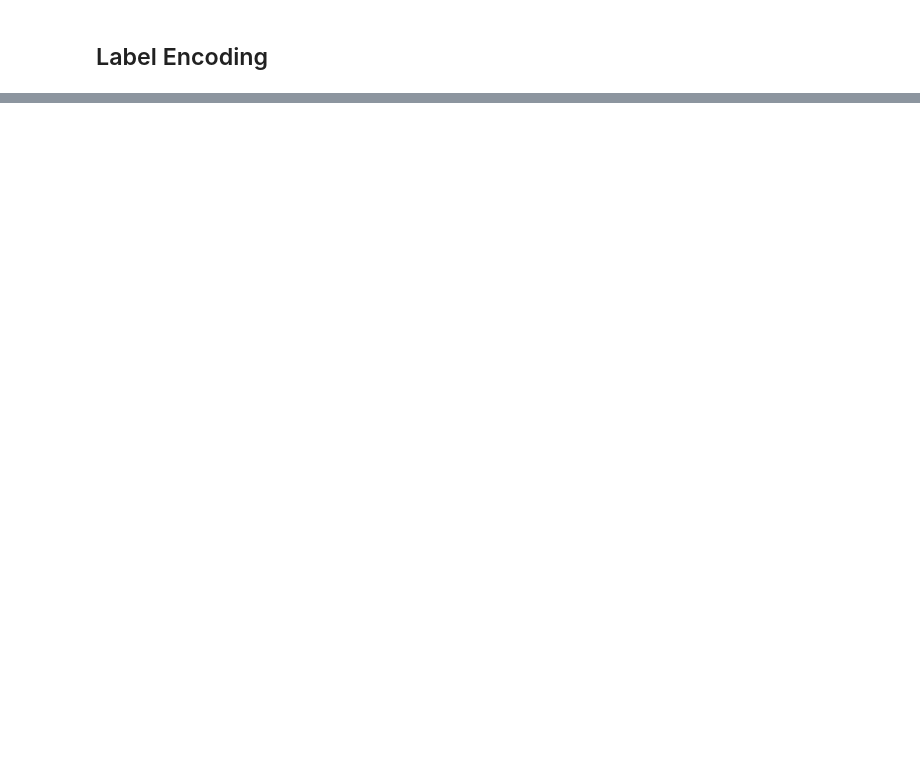
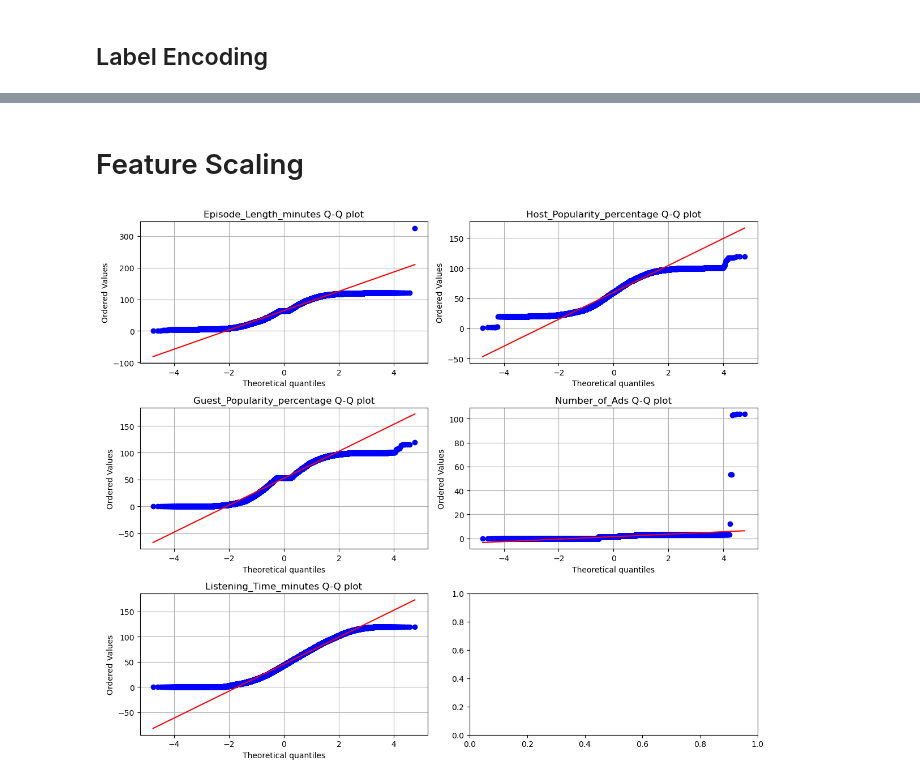
Before and after one commit to grishrana/KaggleCompetition, a Jupyter notebook: Predict_Podcast_Listening_Time/EDA_model.ipynb, the cells around one changed output, grey strips where cells are left out. Cells and saved outputs as stored; diff of their text form; code cells hidden in the pictures; blank space fills up the shorter version.

```diff
--- a/Predict_Podcast_Listening_Time/EDA_model.ipynb
+++ b/Predict_Podcast_Listening_Time/EDA_model.ipynb
@@ -333,3 +342,6 @@ test.head()
 | 4 | Life Lessons | Episode 50 | 72.32 | Lifestyle | 58.10 | Wednesday | ... |
 # %% [markdown]
 # Feature Engineering
+# %%
+df_train_test = pd.concat([train,test])
+df_train_test
@@ -336,2 +366,16 @@ test.head()
 # %% [markdown]
 ## Label Encoding
+# %%
+lbl_encoder = LabelEncoder()
+# %%
+total_mapping = dict()
+for col in cat_col:
+    mapping = dict()
+    lbl_encoder.fit(df_train_test[col])
+    df_train_test[col] = lbl_encoder.transform(df_train_test[col])
+    for label in lbl_encoder.classes_:
+        mapping[str(label)] = lbl_encoder.transform([label])
+
+    print(f"\n{col}\n----\n{mapping}")
+
+    total_mapping.update({col:mapping})
@@ -337,0 +433,3 @@ test.head()
+# %%
+train = df_train_test.loc[~df_train_test["Listening_Time_minutes"].isnull()]
+train
@@ -337,0 +568,14 @@ test.head()
+# %% [markdown]
+# Feature Scaling
+# %%
+fig, axes = plt.subplots(figsize=(12,10), nrows=3, ncols=2)
+axes = axes.flatten()
+for i, col in enumerate(num_col[1:]):
+    axes[i].grid()
+    stats.probplot(train[col], dist="norm", plot=axes[i])
+    axes[i].set_title(f"{col} Q-Q plot")
+
+plt.tight_layout()
+plt.show()
+# %% [output]
+[figure, added]
```
Also changed, not shown: parts of 82 cells of this notebook, 6 other files.
